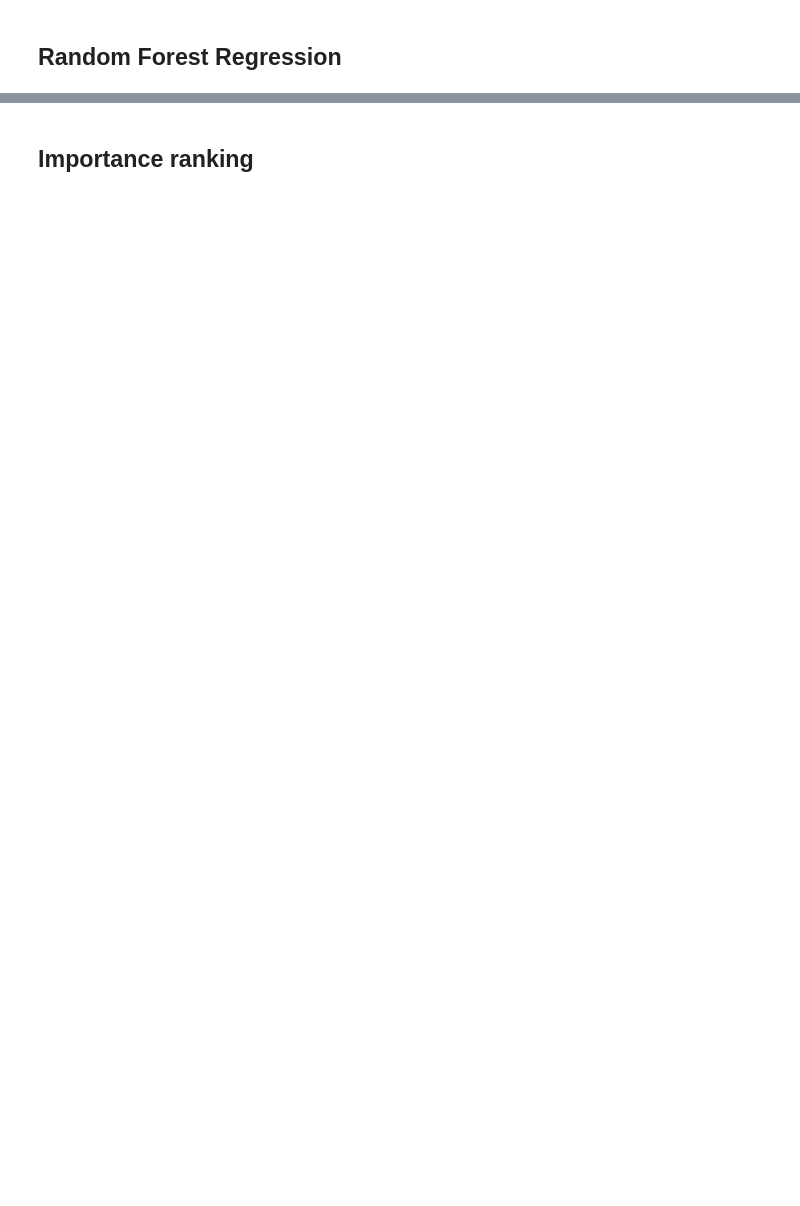
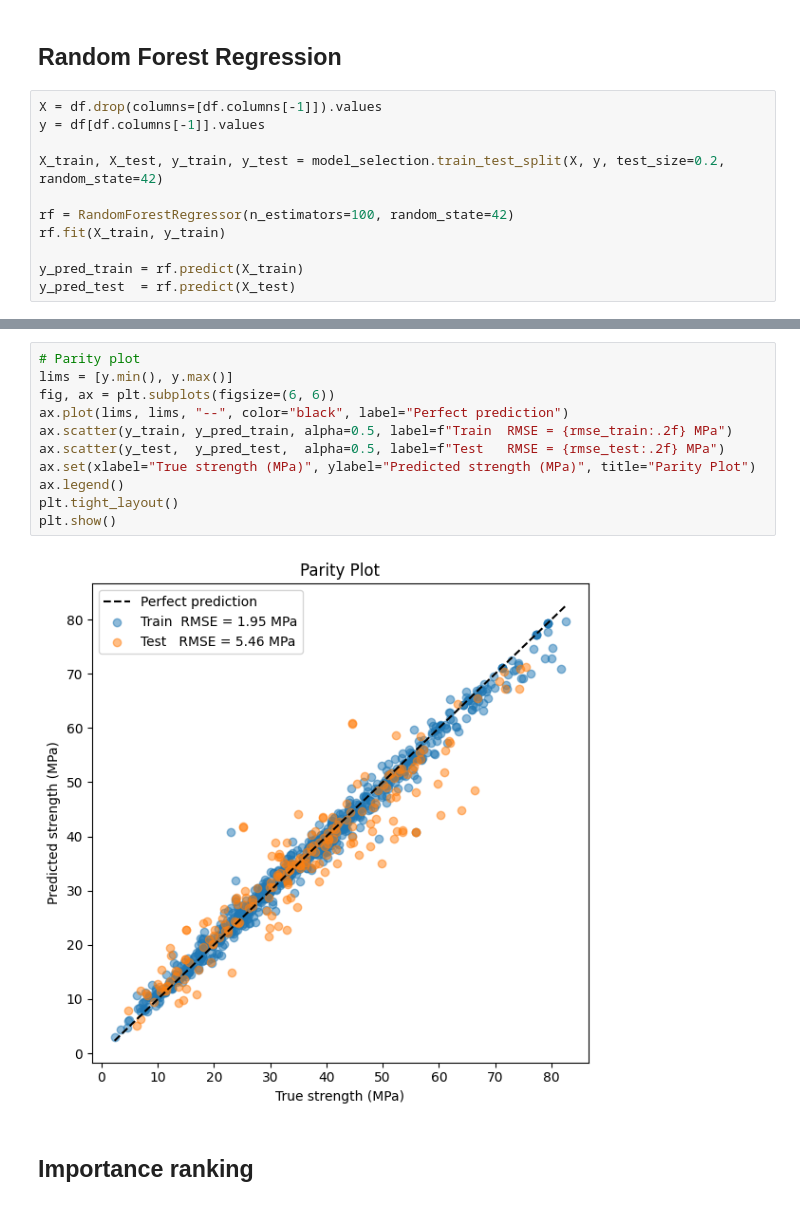
Before and after one commit to kkipngenokoech/Material-Science, a Jupyter notebook: Laboratory 03 - Machine Learning/random_forest_cement.ipynb, the cells around one changed output, grey strips where cells are left out. Saved outputs shown, nothing was run; the diff lists cells and outputs as text; blank space fills up the shorter version.

```diff
--- a/Laboratory 03 - Machine Learning/random_forest_cement.ipynb
+++ b/Laboratory 03 - Machine Learning/random_forest_cement.ipynb
@@ -40,2 +139,13 @@ df
 # %% [markdown]
 ## Random Forest Regression
+# %%
+X = df.drop(columns=[df.columns[-1]]).values
+y = df[df.columns[-1]].values
+
+X_train, X_test, y_train, y_test = model_selection.train_test_split(X, y, test_size=0.2, random_state=42)
+
+rf = RandomForestRegressor(n_estimators=100, random_state=42)
+rf.fit(X_train, y_train)
+
+y_pred_train = rf.predict(X_train)
+y_pred_test  = rf.predict(X_test)
@@ -42,2 +170,15 @@ df
+# %%
+# Parity plot
+lims = [y.min(), y.max()]
+fig, ax = plt.subplots(figsize=(6, 6))
+ax.plot(lims, lims, "--", color="black", label="Perfect prediction")
+ax.scatter(y_train, y_pred_train, alpha=0.5, label=f"Train  RMSE = {rmse_train:.2f} MPa")
+ax.scatter(y_test,  y_pred_test,  alpha=0.5, label=f"Test   RMSE = {rmse_test:.2f} MPa")
+ax.set(xlabel="True strength (MPa)", ylabel="Predicted strength (MPa)", title="Parity Plot")
+ax.legend()
+plt.tight_layout()
+plt.show()
+# %% [output]
+[figure, added]
 # %% [markdown]
 ## Importance ranking
```
Also changed, not shown: parts of 11 cells of this notebook, 1 other file.
